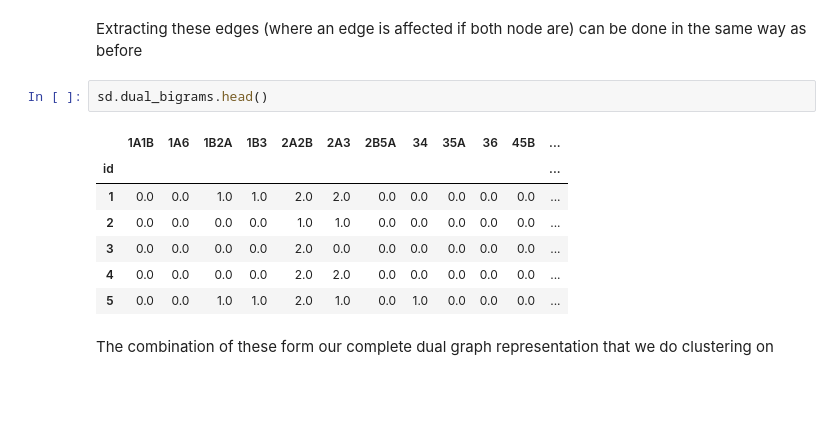
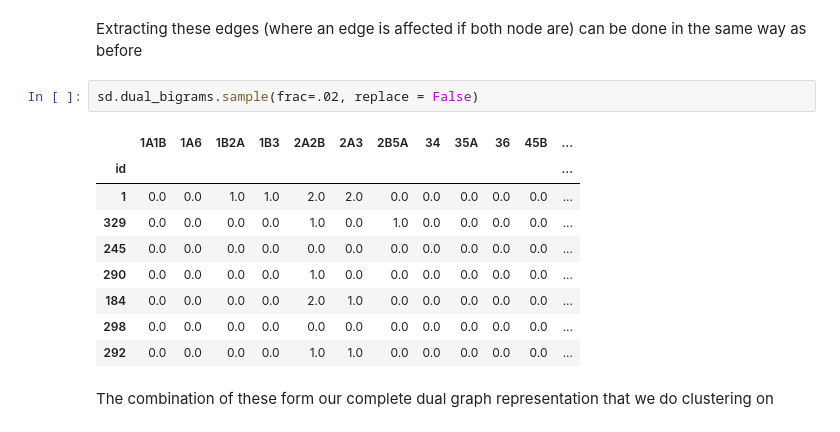
Before and after one commit to uic-evl/LymphaticCancerViz, a Jupyter notebook: synthetic_data/CohortAnalysis.ipynb, the cells around one changed output. Cells and saved outputs as stored; diff of their text form; blank space fills up the shorter version.

```diff
--- a/synthetic_data/CohortAnalysis.ipynb
+++ b/synthetic_data/CohortAnalysis.ipynb
@@ -88,15 +88,17 @@ we can also enumerate all valid node combinations that form an edge
 '1A1B 1A6 1B2A 1B3 2A2B 2A3 2B5A 34 35A 36 45B 46 5A5B'
 # %% [markdown]
 Extracting these edges (where an edge is affected if both node are) can be done in the same way as before
-# %%
-sd.dual_bigrams.head()
-# %% [output]
-|  | 1A1B | 1A6 | 1B2A | 1B3 | 2A2B | 2A3 | 2B5A | 34 | 35A | 36 | 45B | ... |
-| id |  |  |  |  |  |  |  |  |  |  |  | ... |
-| 1 | 0.0 | 0.0 | 1.0 | 1.0 | 2.0 | 2.0 | 0.0 | 0.0 | 0.0 | 0.0 | 0.0 | ... |
-| 2 | 0.0 | 0.0 | 0.0 | 0.0 | 1.0 | 1.0 | 0.0 | 0.0 | 0.0 | 0.0 | 0.0 | ... |
-| 3 | 0.0 | 0.0 | 0.0 | 0.0 | 2.0 | 0.0 | 0.0 | 0.0 | 0.0 | 0.0 | 0.0 | ... |
-| 4 | 0.0 | 0.0 | 0.0 | 0.0 | 2.0 | 2.0 | 0.0 | 0.0 | 0.0 | 0.0 | 0.0 | ... |
-| 5 | 0.0 | 0.0 | 1.0 | 1.0 | 2.0 | 1.0 | 0.0 | 1.0 | 0.0 | 0.0 | 0.0 | ... |
+# %%
+sd.dual_bigrams.sample(frac=.02, replace = False)
+# %% [output]
+|  | 1A1B | 1A6 | 1B2A | 1B3 | 2A2B | 2A3 | 2B5A | 34 | 35A | 36 | 45B | ... |
+| id |  |  |  |  |  |  |  |  |  |  |  | ... |
+| 1 | 0.0 | 0.0 | 1.0 | 1.0 | 2.0 | 2.0 | 0.0 | 0.0 | 0.0 | 0.0 | 0.0 | ... |
+| 329 | 0.0 | 0.0 | 0.0 | 0.0 | 1.0 | 0.0 | 1.0 | 0.0 | 0.0 | 0.0 | 0.0 | ... |
+| 245 | 0.0 | 0.0 | 0.0 | 0.0 | 0.0 | 0.0 | 0.0 | 0.0 | 0.0 | 0.0 | 0.0 | ... |
+| 290 | 0.0 | 0.0 | 0.0 | 0.0 | 1.0 | 0.0 | 0.0 | 0.0 | 0.0 | 0.0 | 0.0 | ... |
+| 184 | 0.0 | 0.0 | 0.0 | 0.0 | 2.0 | 1.0 | 0.0 | 0.0 | 0.0 | 0.0 | 0.0 | ... |
+| 298 | 0.0 | 0.0 | 0.0 | 0.0 | 0.0 | 0.0 | 0.0 | 0.0 | 0.0 | 0.0 | 0.0 | ... |
+| 292 | 0.0 | 0.0 | 0.0 | 0.0 | 1.0 | 1.0 | 0.0 | 0.0 | 0.0 | 0.0 | 0.0 | ... |
 # %% [markdown]
 The combination of these form our complete dual graph representation that we do clustering on
```
Also changed, not shown: parts of 4 cells of this notebook, 1 other file.
